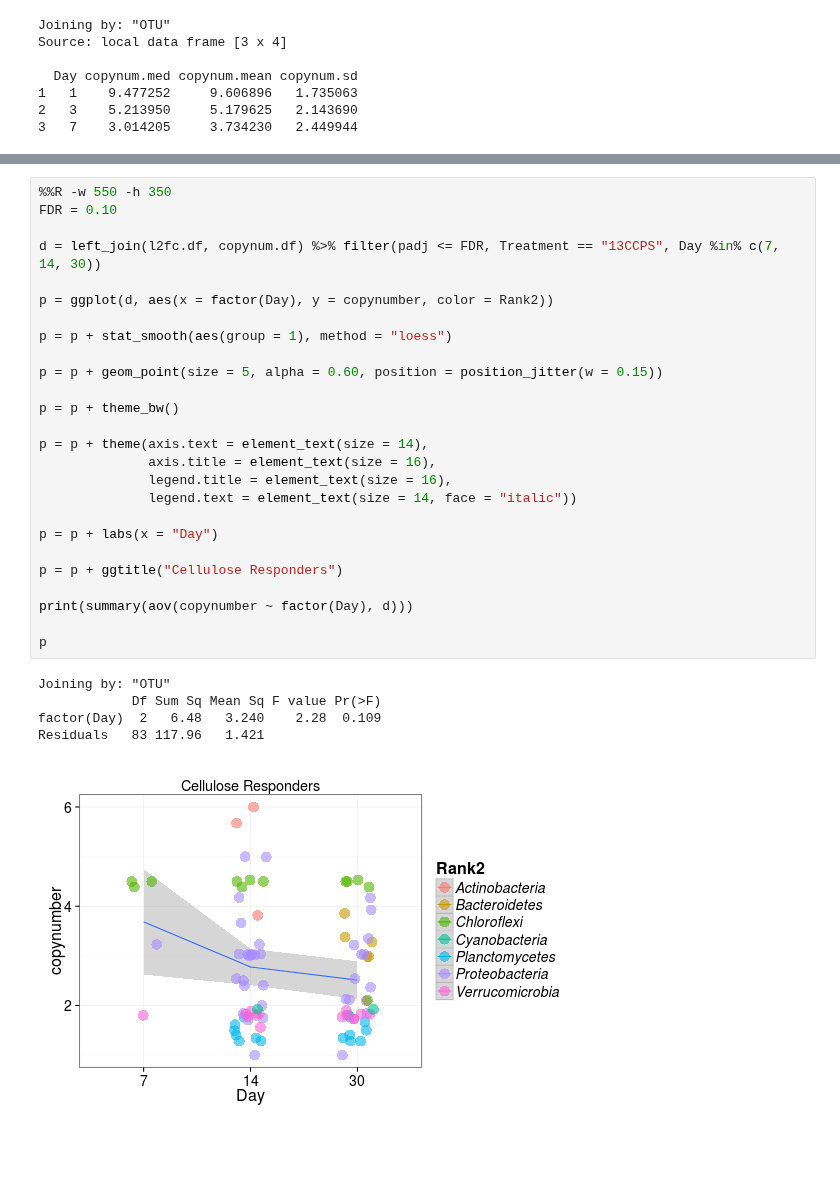
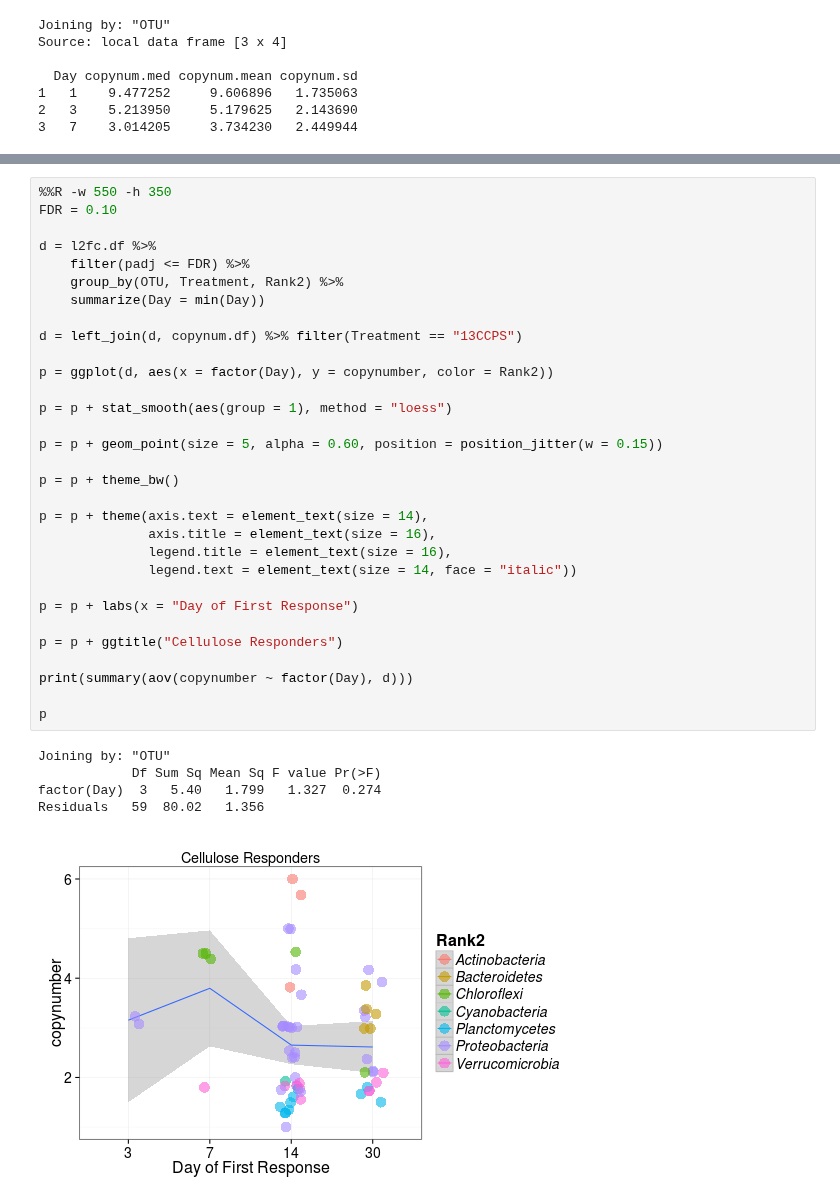
Before and after one commit to chuckpr/CSIP_succession_data_analysis, a Jupyter notebook: figures_and_stats/copy_number.ipynb, the cells around one changed output, grey strips where cells are left out. Cells and saved outputs as stored; diff of their text form; blank space fills up the shorter version.

Commit message:
Day switched to day of first response

```diff
--- a/figures_and_stats/copy_number.ipynb
+++ b/figures_and_stats/copy_number.ipynb
@@ -155,35 +160,40 @@ Signif. codes:  0 ‘***’ 0.001 ‘**’ 0.01 ‘*’ 0.05 ‘.’ 0.1 ‘ ’
 # %%
 %%R -w 550 -h 350
 FDR = 0.10
 
-d = left_join(l2fc.df, copynum.df) %>% filter(padj <= FDR, Treatment == "13CCPS", Day %in% c(7, 14, 30))
+d = l2fc.df %>%
+    filter(padj <= FDR) %>%
+    group_by(OTU, Treatment, Rank2) %>%
+    summarize(Day = min(Day))
+
+d = left_join(d, copynum.df) %>% filter(Treatment == "13CCPS")
 
 p = ggplot(d, aes(x = factor(Day), y = copynumber, color = Rank2))
 
 p = p + stat_smooth(aes(group = 1), method = "loess")
 
 p = p + geom_point(size = 5, alpha = 0.60, position = position_jitter(w = 0.15))
 
 p = p + theme_bw()
 
 p = p + theme(axis.text = element_text(size = 14),
               axis.title = element_text(size = 16),
               legend.title = element_text(size = 16),
               legend.text = element_text(size = 14, face = "italic"))
 
-p = p + labs(x = "Day")
+p = p + labs(x = "Day of First Response")
 
 p = p + ggtitle("Cellulose Responders")
 
 print(summary(aov(copynumber ~ factor(Day), d)))
 
 p
 # %% [output]
 Joining by: "OTU"
             Df Sum Sq Mean Sq F value Pr(>F)
-factor(Day)  2   6.48   3.240    2.28  0.109
-Residuals   83 117.96   1.421
+factor(Day)  3   5.40   1.799   1.327  0.274
+Residuals   59  80.02   1.356
-[figure, old version]
+[figure, new version]
 # %%
 %%R -w 800 -h 350
 FDR = 0.10
```
Also changed, not shown: parts of 3 cells of this notebook.
